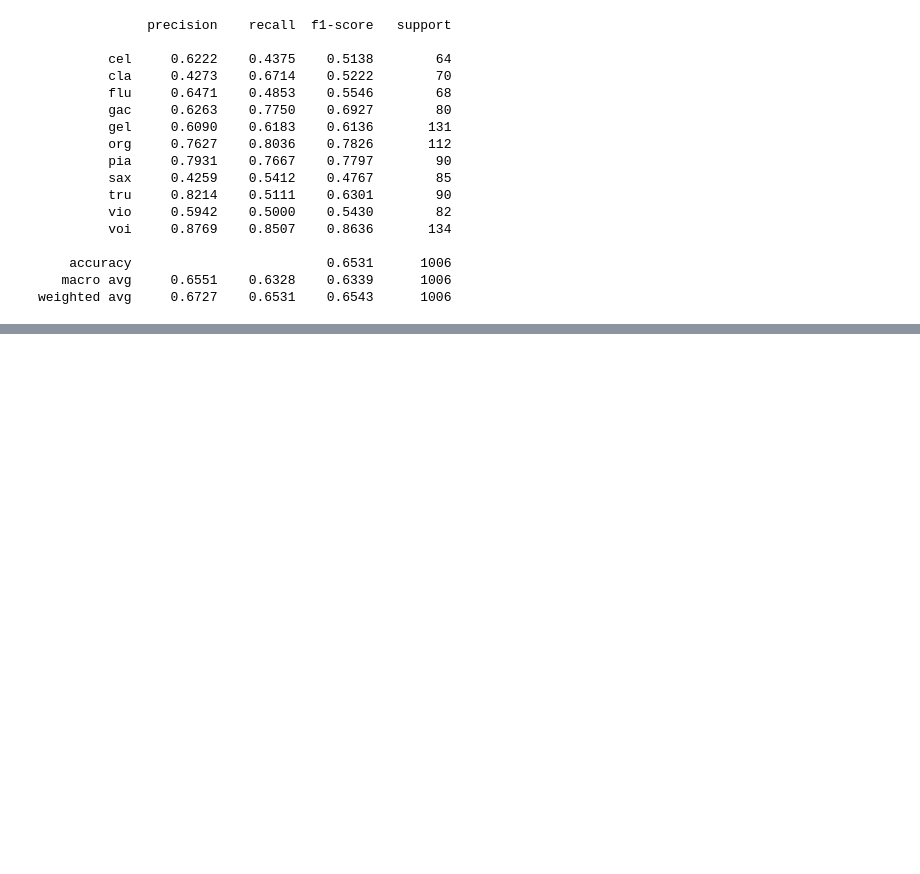
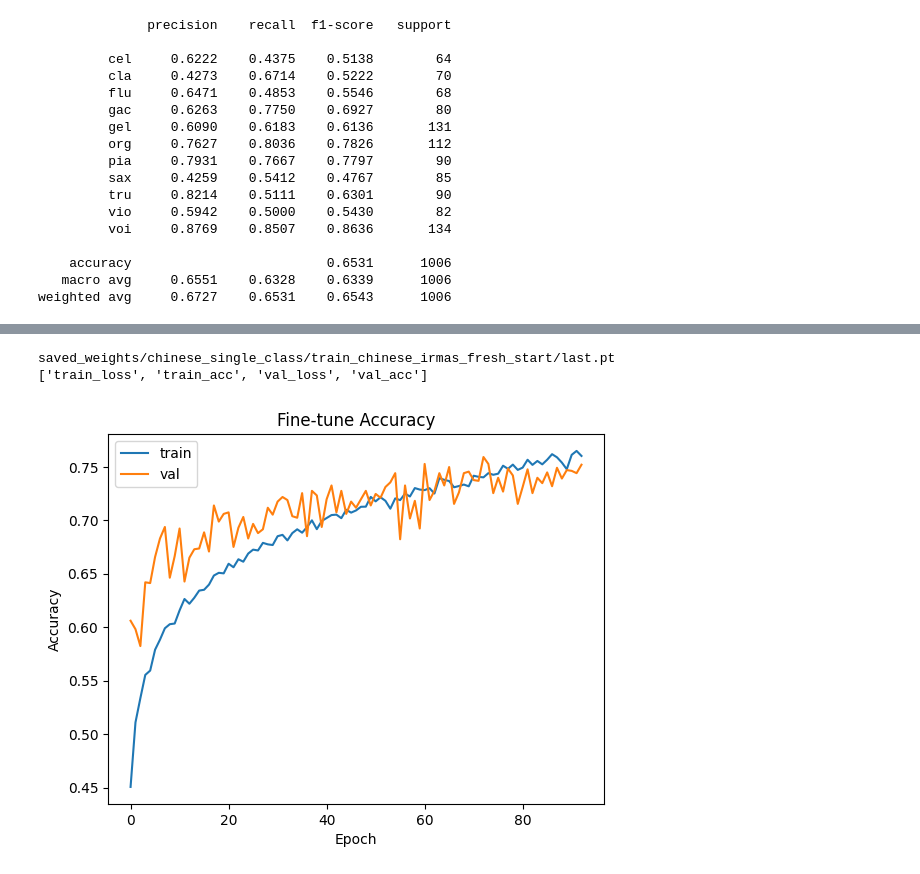
Before and after one commit to hughmancoder/ML-based-analysis-of-sound, a Jupyter notebook: train_single_class.ipynb, the cells around one changed output, grey strips where cells are left out. Cells and saved outputs as stored; diff of their text form; code cells hidden in the pictures; blank space fills up the shorter version.

```diff
--- a/train_single_class.ipynb
+++ b/train_single_class.ipynb
@@ -146,0 +149,26 @@ weighted avg     0.6727    0.6531    0.6543      1006
+# %%
+from pathlib import Path
+from src.classes import ALL_CLASSES
+
+
+IRMAS_MANIFEST = "data/manifests/irmas_train_mels.csv"
+CHINESE_MANIFEST = "data/manifests/chinese_instruments_train_mels.csv"
+FINE_TUNE_MANIFESTS = [IRMAS_MANIFEST, CHINESE_MANIFEST]
+
+EPOCHS = 200
+BATCH_SIZE = 32
+LEARNING_RATE = 0.001
+VAL_FRAC = 0.15
+
+WEIGHT_DECAY = 1e-4
+DROPOUT = 0.5
+PATIENCE = 40
+NUM_WORKERS = 2
+SEED = 1337
+
+TRAIN_NAME = "train_1"
+FT_CKPT_DIR = Path(f"saved_weights/chinese_single_class/{TRAIN_NAME}")
+PRETRAINED_CKPT = Path("saved_weights/irmas_pretrain_single_class/train_2/best_epoch_0075_val_acc_66.50.pt")
+
+RESUME = False  # set True to continue from a previous fine-tune run
+RESUME_CKPT = (FT_CKPT_DIR / "last.pt") if RESUME else None
@@ -146,0 +215,18 @@ weighted avg     0.6727    0.6531    0.6543      1006
+# %%
+CKPT = FT_CKPT_DIR / "last.pt"
+print(CKPT)
+ckpt_loaded = torch.load(CKPT, map_location="cpu")
+history = ckpt_loaded["history"]
+print(list(history.keys()))
+
+plt.figure()
+plt.plot(history["train_acc"], label="train")
+plt.plot(history["val_acc"], label="val")
+plt.xlabel("Epoch")
+plt.ylabel("Accuracy")
+plt.title("Fine-tune Accuracy")
+plt.legend(); plt.show()
+# %% [output]
+saved_weights/chinese_single_class/train_chinese_irmas_fresh_start/last.pt
+['train_loss', 'train_acc', 'val_loss', 'val_acc']
+[figure, added]
```
Also changed, not shown: parts of 5 cells of this notebook, 14 other files.
